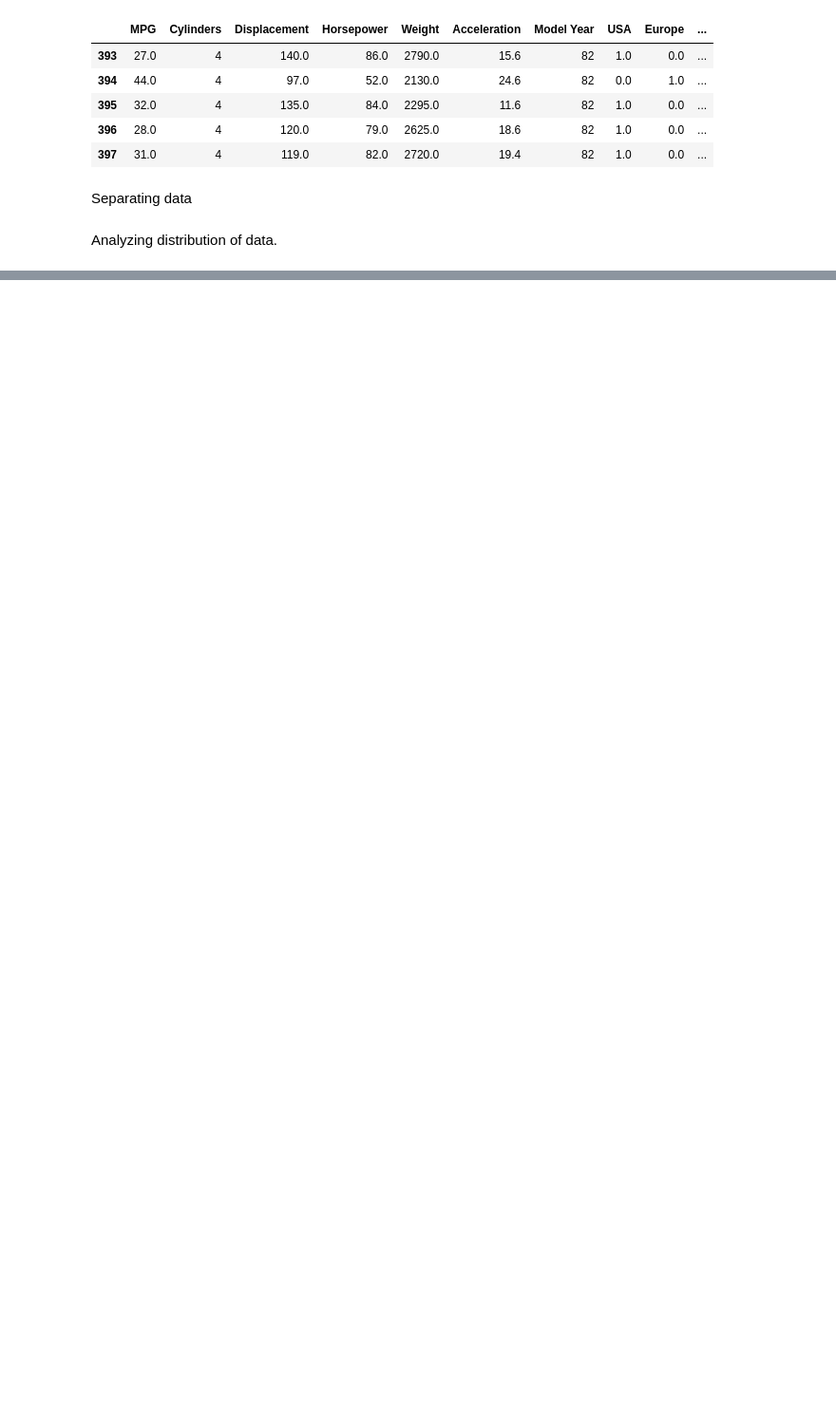
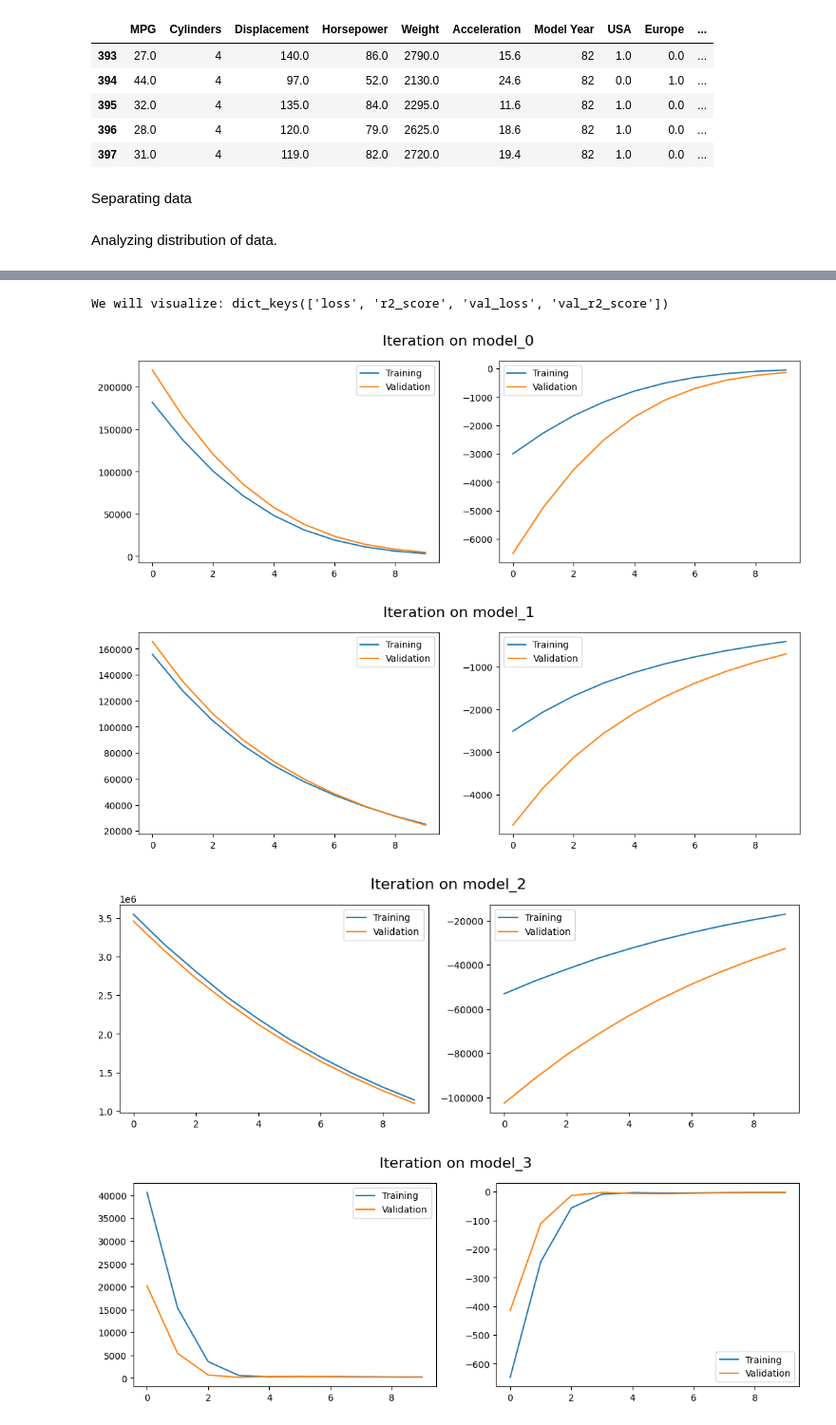
Before and after one commit to IvonLuiz/auto-mpg-prediction, a Jupyter notebook: predicting_fuel_consumption.ipynb, the cells around one changed output, grey strips where cells are left out. Shown: that part at 95% size. Drawn from its saved outputs; the diff is of its cells as text; code cells hidden in the pictures; blank space fills up the shorter version.

```diff
--- a/predicting_fuel_consumption.ipynb
+++ b/predicting_fuel_consumption.ipynb
@@ -127,0 +110,3 @@ test_labels = test_dataset.pop('MPG')
+# %%
+X = full_dataset
+y = X.pop('MPG')
@@ -132,0 +177,6 @@ normed_test_data = norm(test_dataset)
+# %%
+for fold, (X_train, y_train, X_test, y_test) in enumerate(dataset):
+    print(f"Fold {fold + 1}:")
+    print(f"  X_train shape: {X_train.shape}, y_train shape: {y_train.shape}")
+    print(f"  X_test shape: {X_test.shape}, y_test shape: {y_test.shape}")
+    print()
@@ -132,0 +205,17 @@ normed_test_data = norm(test_dataset)
+# %%
+models_hist = {}
+performance = []
+for fold, (X_train, y_train, X_test, y_test) in enumerate(dataset):
+    input_shape = X_train.shape[1:]  # Exclude the batch size
+
+    model = get_model(input_shape=input_shape)
+    print(f"Training fold number {fold}.")
+    hist = model.fit(
+        x=X_train, y=y_train,
+        validation_data=(X_test, y_test),
+        epochs=20
+    )
+
+
+    performance.append(np.std())
+    models_hist = {**models_hist, f'model_{fold}': hist}
@@ -132,0 +240,21 @@ normed_test_data = norm(test_dataset)
+# %%
+print("We will visualize:", models_hist['model_0'].history.keys())
+# %% [output]
+We will visualize: dict_keys(['loss', 'r2_score', 'val_loss', 'val_r2_score'])
+# %%
+for model, metric in models_hist.items():
+  fig, axs = plt.subplots(1, 2)
+  fig.set_figwidth(13)
+  fig.set_figheight(4)
+  fig.suptitle(f'Iteration on {model}', fontsize=16)
+
+  sns.lineplot(metric.history['loss'], label='Training', ax=axs[0])
+  sns.lineplot(metric.history['val_loss'], label='Validation', ax=axs[0])
+
+  sns.lineplot(metric.history['r2_score'], label='Training', ax=axs[1])
+  sns.lineplot(metric.history['val_r2_score'], label='Validation', ax=axs[1])
+# %% [output]
+[figure, added]
+[figure, added]
+[figure, added]
+[figure, added]
```
Also changed, not shown: parts of 24 cells of this notebook.
